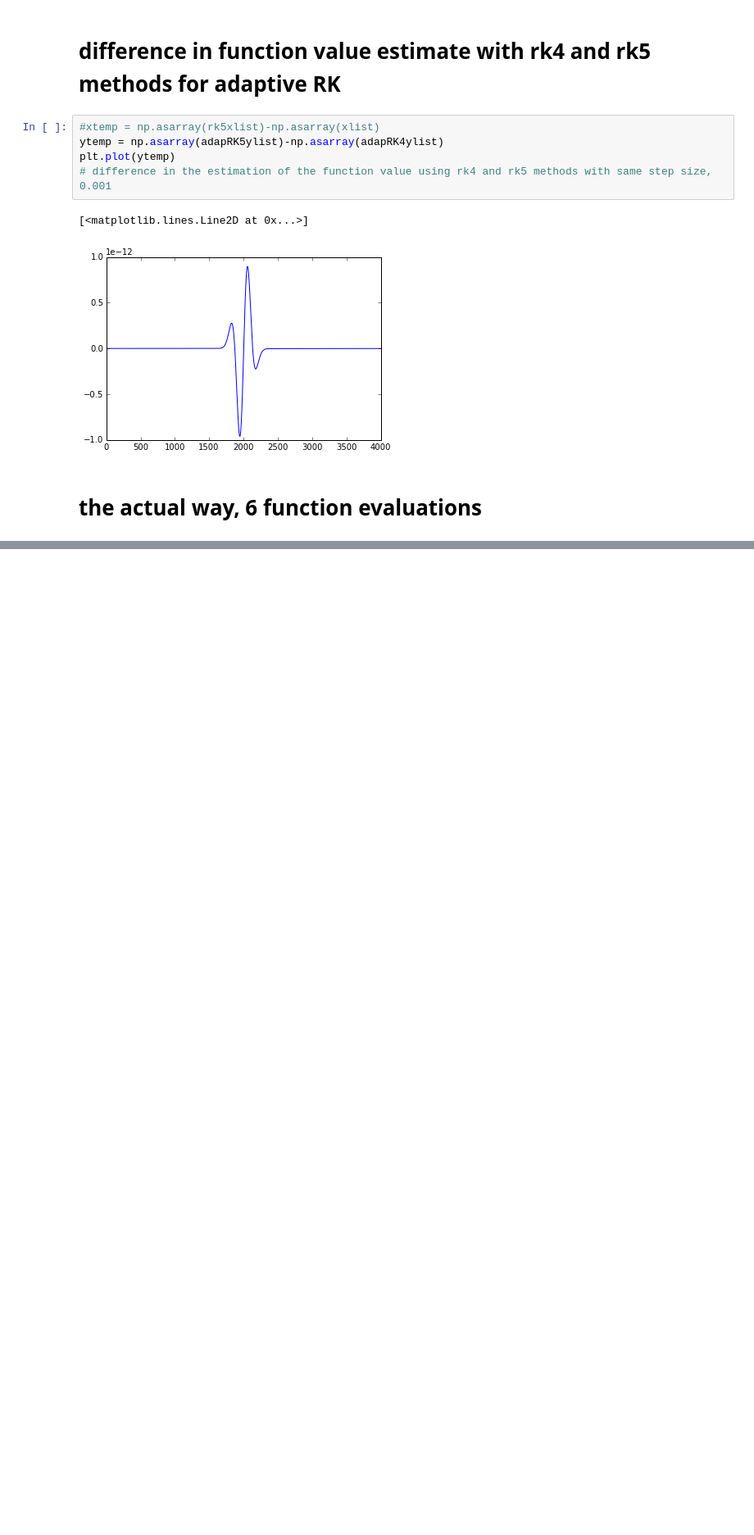
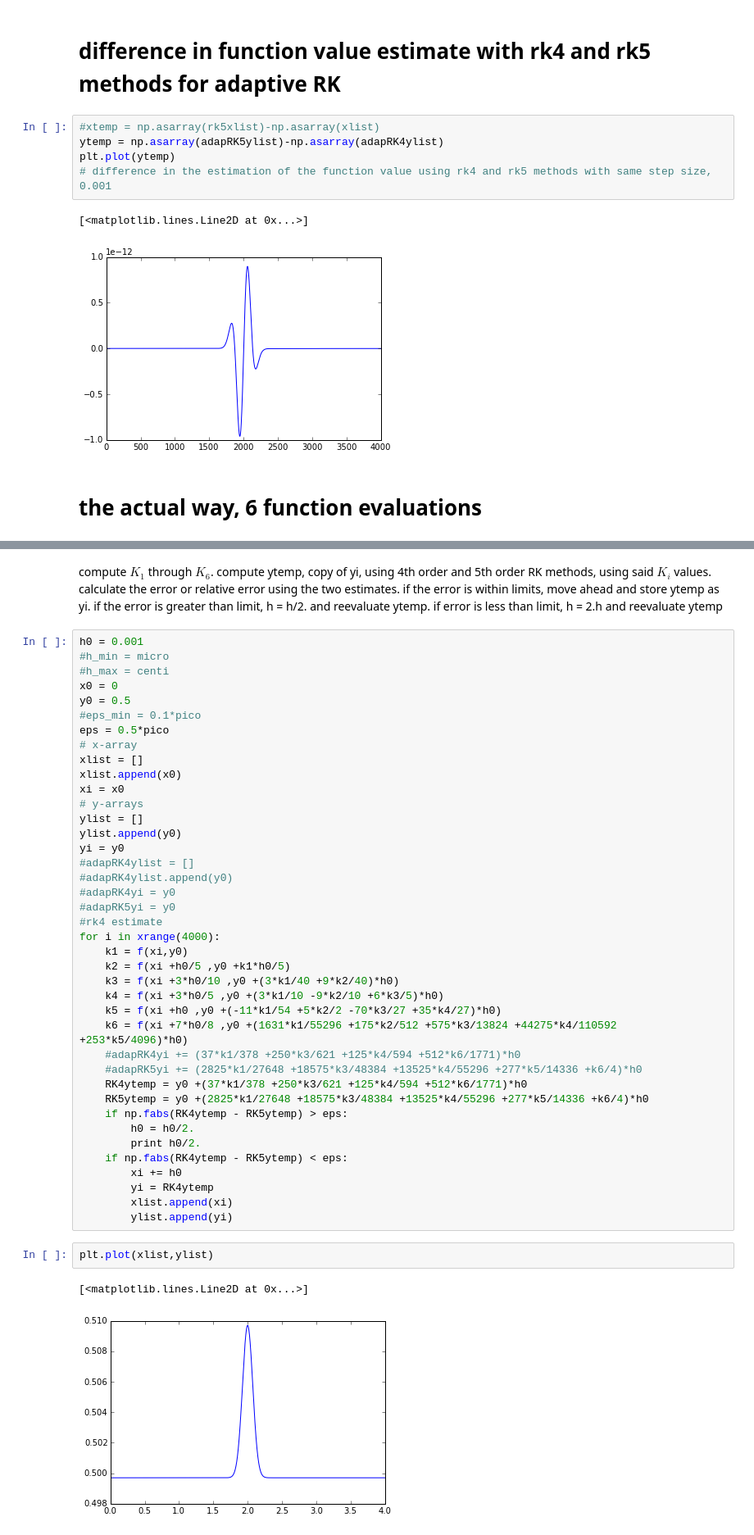
Before and after one commit to rahulporuri/computational_physics, a Jupyter notebook: rk2_simple_harmonic_oscillator.ipynb, the cells around one changed output, grey strips where cells are left out. Shown: that part at 82% size. Cells and saved outputs as stored; diff of their text form; blank space fills up the shorter version.

Commit message:
step halfing method implemented

```diff
--- a/rk2_simple_harmonic_oscillator.ipynb
+++ b/rk2_simple_harmonic_oscillator.ipynb
@@ -346,0 +355,47 @@ plt.plot(adapRK4ylist)
+# %% [markdown]
+compute $K_1$ through $K_6$. compute ytemp, copy of yi, using 4th order and 5th order RK methods, using said $K_i$ values. calculate the error or relative error using the two estimates. if the error is within limits, move ahead and store ytemp as yi. if the error is greater than limit, h = h/2. and reevaluate ytemp. if error is less than limit, h = 2.h and reevaluate ytemp
+# %%
+h0 = 0.001
+#h_min = micro
+#h_max = centi
+x0 = 0
+y0 = 0.5
+#eps_min = 0.1*pico
+eps = 0.5*pico
+# x-array
+xlist = []
+xlist.append(x0)
+xi = x0
+# y-arrays
+ylist = []
+ylist.append(y0)
+yi = y0
+#adapRK4ylist = []
+#adapRK4ylist.append(y0)
+#adapRK4yi = y0
+#adapRK5yi = y0
+#rk4 estimate
+for i in xrange(4000):
+    k1 = f(xi,y0)
+    k2 = f(xi +h0/5 ,y0 +k1*h0/5)
+    k3 = f(xi +3*h0/10 ,y0 +(3*k1/40 +9*k2/40)*h0)
+    k4 = f(xi +3*h0/5 ,y0 +(3*k1/10 -9*k2/10 +6*k3/5)*h0)
+    k5 = f(xi +h0 ,y0 +(-11*k1/54 +5*k2/2 -70*k3/27 +35*k4/27)*h0)
+    k6 = f(xi +7*h0/8 ,y0 +(1631*k1/55296 +175*k2/512 +575*k3/13824 +44275*k4/110592 +253*k5/4096)*h0)
+    #adapRK4yi += (37*k1/378 +250*k3/621 +125*k4/594 +512*k6/1771)*h0
+    #adapRK5yi += (2825*k1/27648 +18575*k3/48384 +13525*k4/55296 +277*k5/14336 +k6/4)*h0
+    RK4ytemp = y0 +(37*k1/378 +250*k3/621 +125*k4/594 +512*k6/1771)*h0
+    RK5ytemp = y0 +(2825*k1/27648 +18575*k3/48384 +13525*k4/55296 +277*k5/14336 +k6/4)*h0
+    if np.fabs(RK4ytemp - RK5ytemp) > eps:
+        h0 = h0/2.
+        print h0/2.
+    if np.fabs(RK4ytemp - RK5ytemp) < eps:
+        xi += h0
+        yi = RK4ytemp
+        xlist.append(xi)
+        ylist.append(yi)
+# %%
+plt.plot(xlist,ylist)
+# %% [output]
+[<matplotlib.lines.Line2D at 0x...>]
+[figure, added]
```
Also changed, not shown: parts of 5 cells of this notebook.
